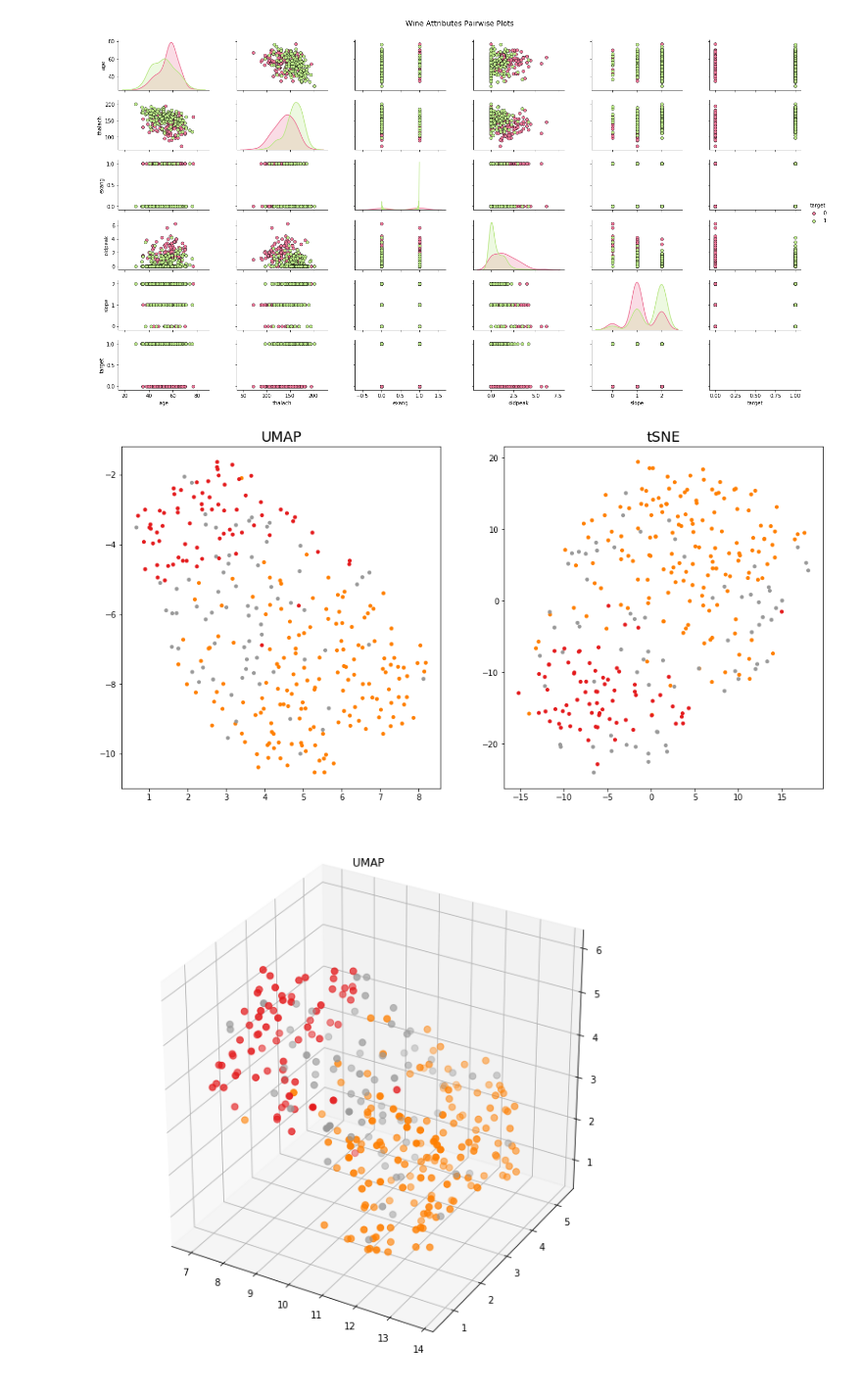
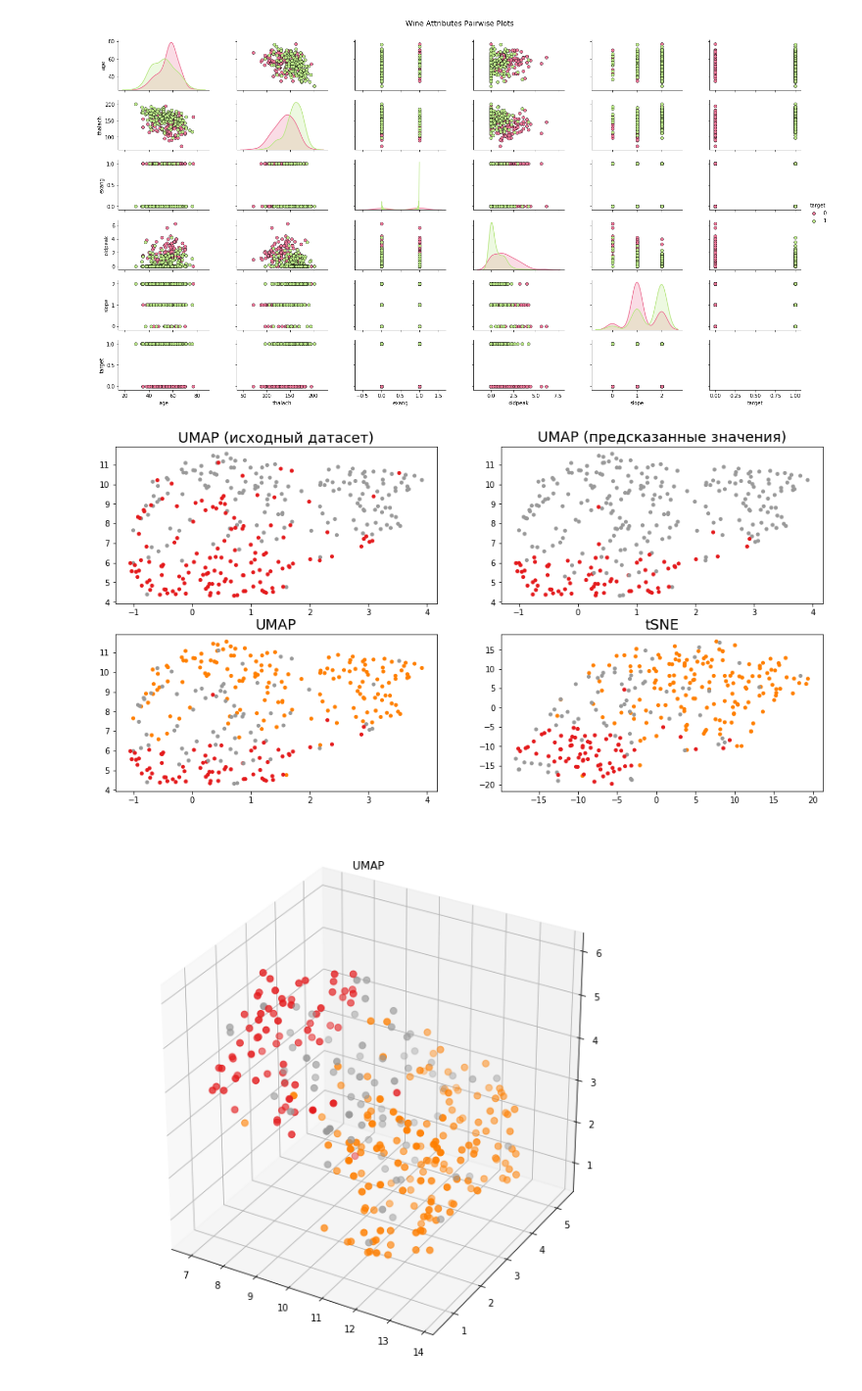
Before and after one commit to dayannn/DS-course, a Jupyter notebook: Lab2.ipynb, the cells around one changed output. Shown: that part at 98% size. Saved outputs shown, nothing was run; the diff lists cells and outputs as text; code cells hidden in the pictures.

```diff
--- a/Lab2.ipynb
+++ b/Lab2.ipynb
@@ -260,29 +260,39 @@ t = fig.suptitle('Wine Attributes Pairwise Plots', fontsize=14)
 # %%
 import umap
 
-embedding_umap = umap.UMAP(n_neighbors=20, min_dist=0.5,  metric='canberra', random_state=28).fit_transform(X)
+embedding_umap = umap.UMAP(n_neighbors=20, min_dist=0.2,  metric='canberra', random_state=43).fit_transform(X)
 
 fig, ax = plt.subplots(figsize=(16, 8))
 
 pred2 = predictions.copy()
 pred2[predictions != dataset.target] = 2
 
-plt.subplot(1, 2, 1)
+plt.subplot(2, 2, 3)
 plt.scatter(embedding_umap[:, 0], embedding_umap[:, 1], c=pred2, cmap="Set1", s=16)
 plt.setp(ax, xticks=[], yticks=[])
 plt.title("UMAP", fontsize=18)
 
 from sklearn.manifold import TSNE
 embedding_tsne = TSNE(n_components=2, metric='canberra').fit_transform(X)
 
-plt.subplot(1, 2, 2)
+plt.subplot(2, 2, 4)
 plt.scatter(embedding_tsne[:, 0], embedding_tsne[:, 1], c=pred2, cmap="Set1", s=16)
 plt.setp(ax, xticks=[], yticks=[])
 plt.title("tSNE", fontsize=18)
 
+plt.subplot(2,2,1)
+plt.scatter(embedding_umap[:, 0], embedding_umap[:, 1], c=dataset.target, cmap="Set1", s=16)
+plt.setp(ax, xticks=[], yticks=[])
+plt.title("UMAP (исходный датасет)", fontsize=18)
+
+plt.subplot(2,2,2)
+plt.scatter(embedding_umap[:, 0], embedding_umap[:, 1], c=predictions, cmap="Set1", s=16)
+plt.setp(ax, xticks=[], yticks=[])
+plt.title("UMAP (предсказанные значения)", fontsize=18)
+
 plt.show()
 # %% [output]
-[figure, old version]
+[figure, new version]
 # %%
 from mpl_toolkits.mplot3d import Axes3D
 embedding_umap = umap.UMAP(n_neighbors=15, min_dist=0.5,  metric='canberra', random_state=42, n_components=3).fit_transform(X)
```
